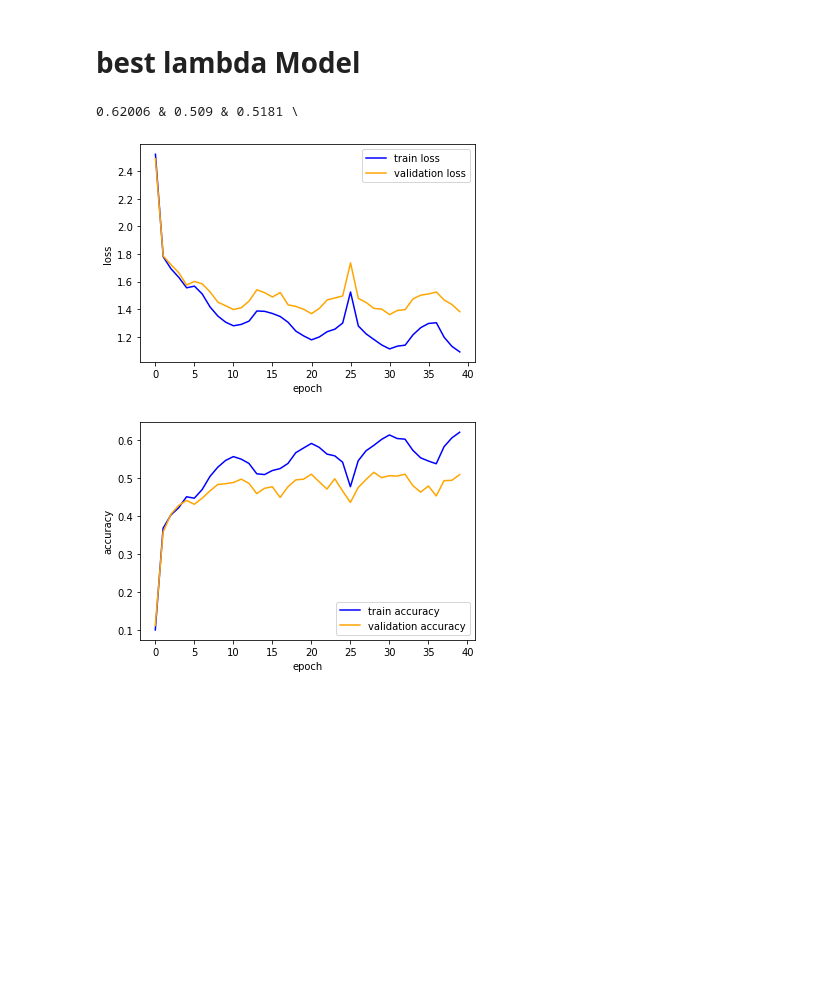
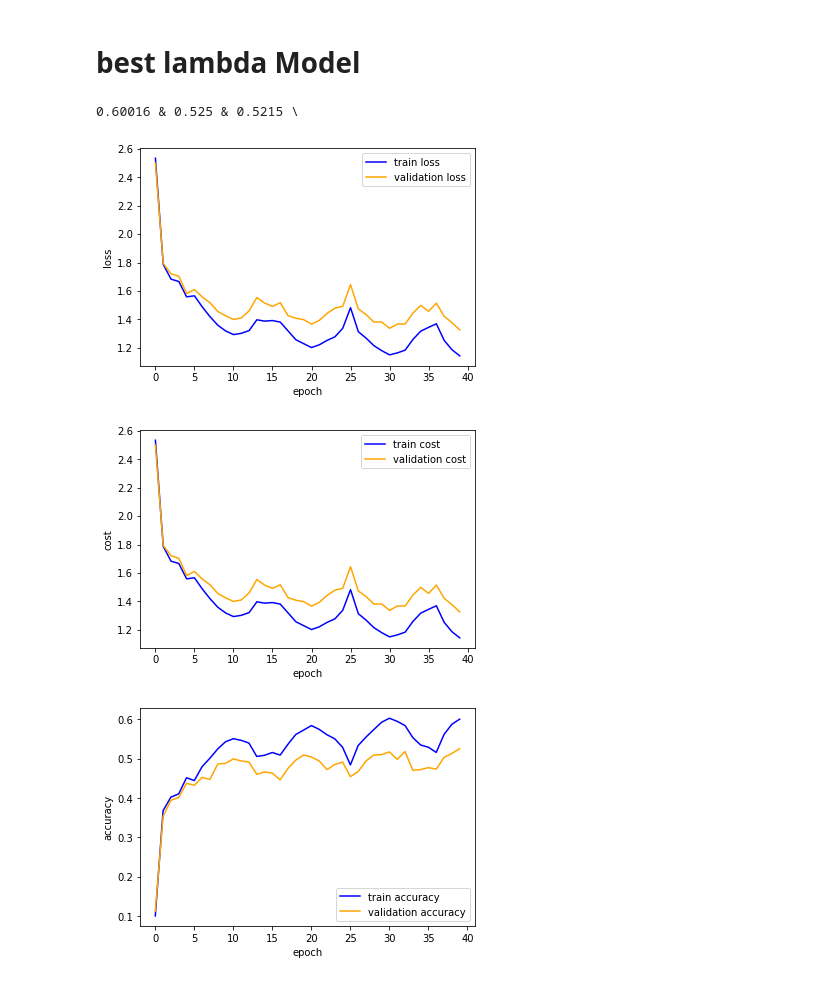
Before and after one commit to Tobi-r9/DD2424, a Jupyter notebook: Assignment2/results.ipynb, the cells around one changed output. Cells and saved outputs as stored; diff of their text form; code cells hidden in the pictures; blank space fills up the shorter version.

```diff
--- a/Assignment2/results.ipynb
+++ b/Assignment2/results.ipynb
@@ -151,34 +197,42 @@ FileNotFoundError: [Errno 2] No such file or directory: 'Models/hist_cyclic_lear
 # best lambda Model
 # %%
 importlib.reload(m)
-GD_params = {"epochs":10, "n_batch":100, "eta_min":0.001,'eta_max':1e-1, 'ns':2*np.floor(49000/100), 'n_cycles':4, 'freq':10,'lambda':2.575e-06,'seed':42}
+GD_params = {"epochs":10, "n_batch":100, "eta_min":1e-5,'eta_max':0.1, 'ns':2*np.floor(49000/100), 'n_cycles':4, 'freq':10,'lambda':0.0013894954943731374,'seed':42}
 layers, hist = m.load_network(GD_params,'best_lambda',True)
 test_acc = m.get_test_acc(X_test,y_test,layers)
 
 train_loss = hist.item()['train_loss']
-#train_cost = hist.item()['train_cost']
+train_cost = hist.item()['train_cost']
 val_loss = hist.item()['val_loss']
-#val_cost = hist.item()['val_cost']
+val_cost = hist.item()['val_cost']
 train_acc = hist.item()['train_acc']
 val_acc = hist.item()['val_acc']
 print(f'{np.round(train_acc[-1],5)} & {np.round(val_acc[-1],5)} & {np.round(test_acc,5)} \\')
 # %% [output]
-0.62006 & 0.509 & 0.5181 \
+0.60016 & 0.525 & 0.5215 \
 # %%
 plt.plot(train_loss,color='blue')
 plt.plot(val_loss,color='orange')
 plt.xlabel('epoch')
 plt.ylabel('loss')
 plt.legend(['train loss','validation loss'])
+plt.show()
+
+plt.plot(train_loss,color='blue')
+plt.plot(val_loss,color='orange')
+plt.xlabel('epoch')
+plt.ylabel('cost')
+plt.legend(['train cost','validation cost'])
 plt.show()
 
 
 plt.plot(train_acc,color='blue')
 plt.plot(val_acc,color='orange')
 plt.xlabel('epoch')
 plt.ylabel('accuracy')
 plt.legend(['train accuracy','validation accuracy'])
 plt.show()
 # %% [output]
-[figure, old version]
+[figure, new version]
-[figure, old version]
+[figure, new version]
+[figure, added]
```
Also changed, not shown: parts of 2 cells of this notebook, 17 other files.
